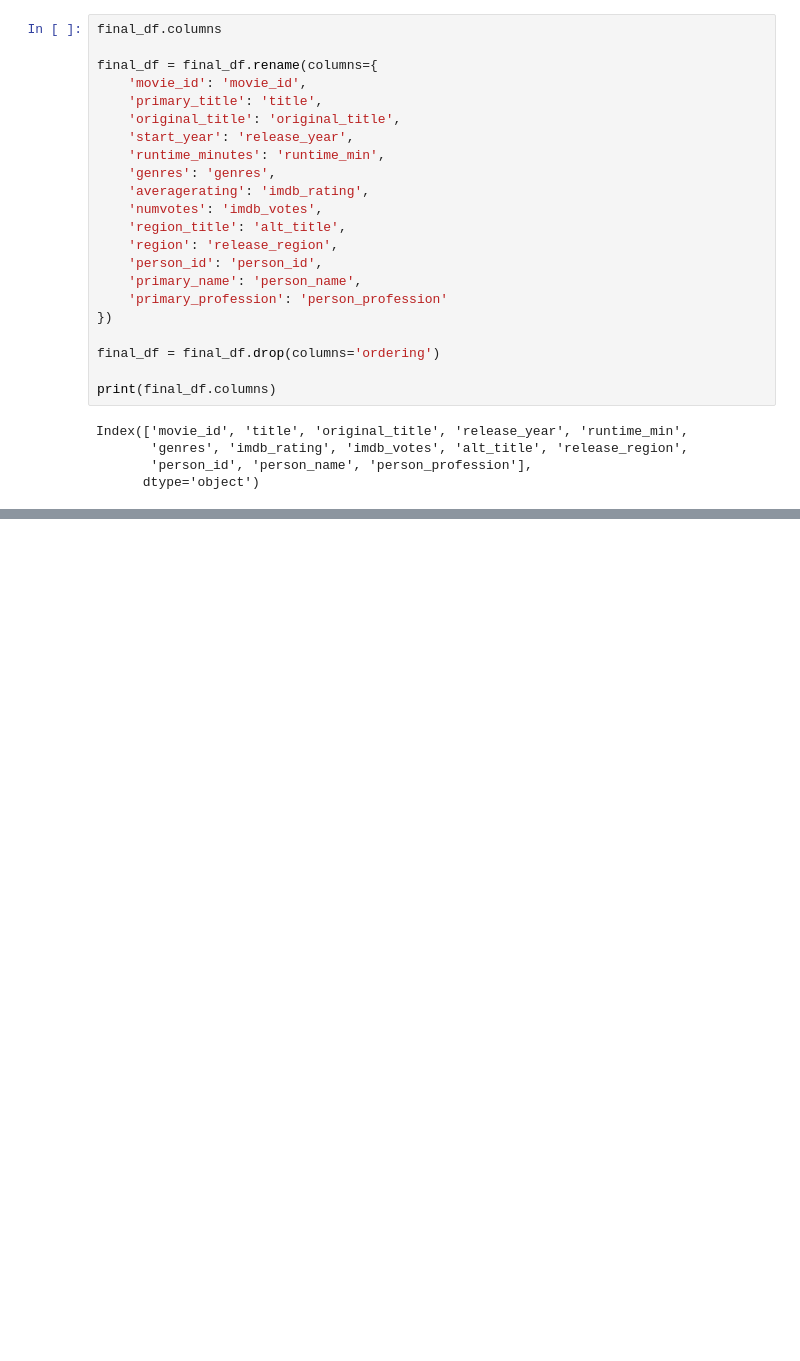
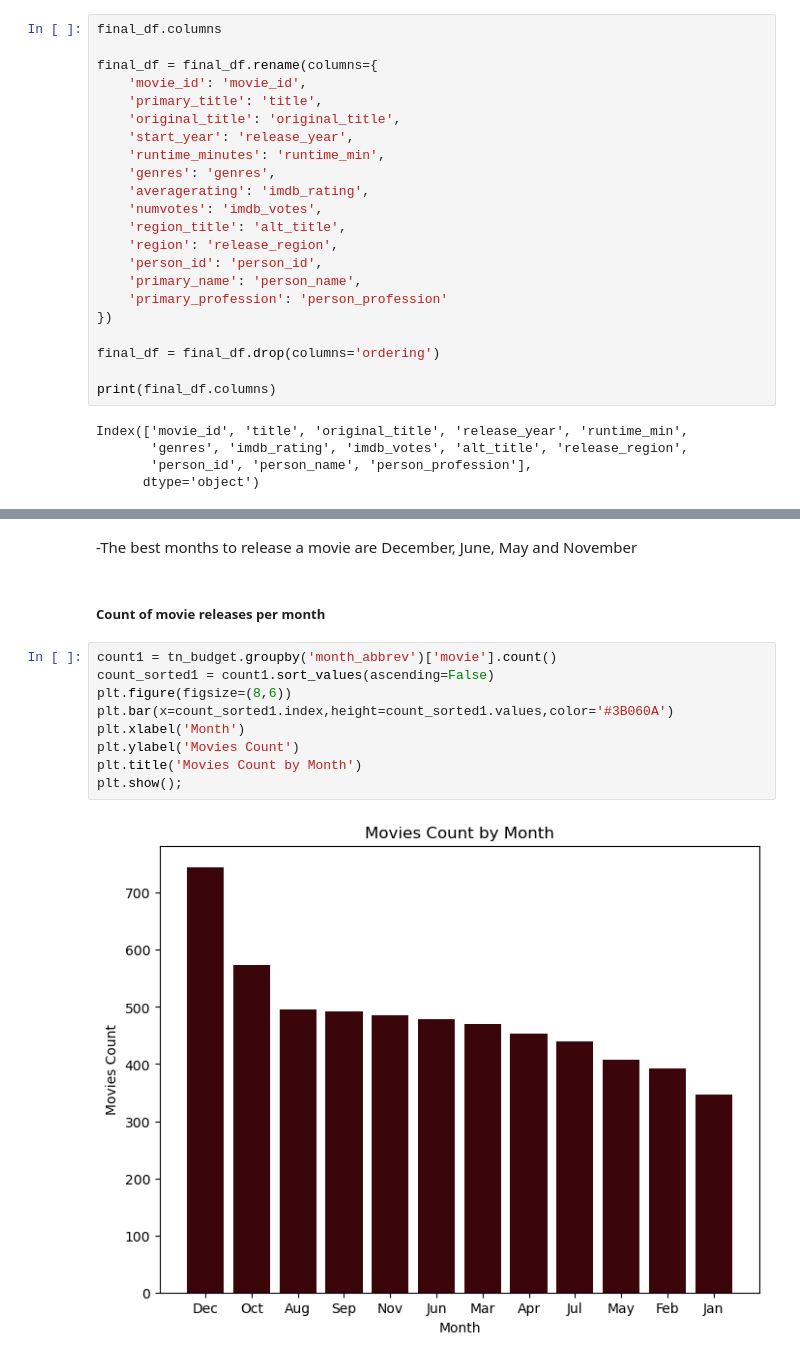
Before and after one commit to Arasirwa/stunning-computing-machine, a Jupyter notebook: notebooks/exploratory.ipynb, the cells around one changed output, grey strips where cells are left out. Saved outputs shown, nothing was run; the diff lists cells and outputs as text; blank space fills up the shorter version.

```diff
--- a/notebooks/exploratory.ipynb
+++ b/notebooks/exploratory.ipynb
@@ -647,0 +758,15 @@ Index(['movie_id', 'title', 'original_title', 'release_year', 'runtime_min',
+# %% [markdown]
+-The best months to release a movie are December, June, May and November
+# %% [markdown]
+##### Count of movie releases per month
+# %%
+count1 = tn_budget.groupby('month_abbrev')['movie'].count()
+count_sorted1 = count1.sort_values(ascending=False)
+plt.figure(figsize=(8,6))
+plt.bar(x=count_sorted1.index,height=count_sorted1.values,color='#3B060A')
+plt.xlabel('Month')
+plt.ylabel('Movies Count')
+plt.title('Movies Count by Month')
+plt.show();
+# %% [output]
+[figure, added]
```
Also changed, not shown: parts of 30 cells of this notebook.
